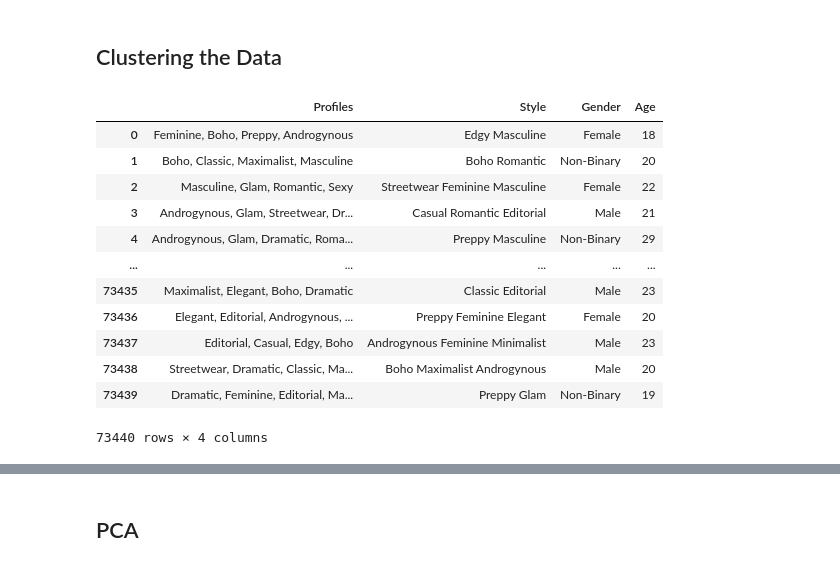
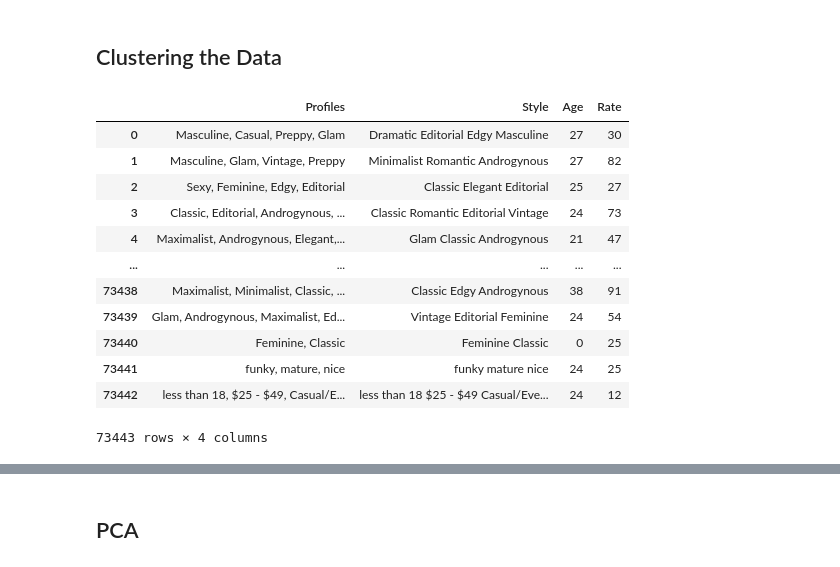
Before and after one commit to domomehin/ML-Matchmaking, a Jupyter notebook: modeling.ipynb, the cells around one changed output, grey strips where cells are left out. Cells and saved outputs as stored; diff of their text form; code cells hidden in the pictures.

```diff
--- a/modeling.ipynb
+++ b/modeling.ipynb
@@ -52,22 +52,22 @@ def string_convert(x):
 for col in df.columns:
     df[col] = df[col].apply(string_convert)
 # %%
-df = df[['Profiles', 'Style','Gender','Age']]
+df = df[['Profiles', 'Style','Age', 'Rate']]
 df
 # %% [output]
-|  | Profiles | Style | Gender | Age |
-| 0 | Feminine, Boho, Preppy, Androgynous | Edgy Masculine | Female | 18 |
-| 1 | Boho, Classic, Maximalist, Masculine | Boho Romantic | Non-Binary | 20 |
-| 2 | Masculine, Glam, Romantic, Sexy | Streetwear Feminine Masculine | Female | 22 |
-| 3 | Androgynous, Glam, Streetwear, Dr... | Casual Romantic Editorial | Male | 21 |
-| 4 | Androgynous, Glam, Dramatic, Roma... | Preppy Masculine | Non-Binary | 29 |
+|  | Profiles | Style | Age | Rate |
+| 0 | Masculine, Casual, Preppy, Glam | Dramatic Editorial Edgy Masculine | 27 | 30 |
+| 1 | Masculine, Glam, Vintage, Preppy | Minimalist Romantic Androgynous | 27 | 82 |
+| 2 | Sexy, Feminine, Edgy, Editorial | Classic Elegant Editorial | 25 | 27 |
+| 3 | Classic, Editorial, Androgynous, ... | Classic Romantic Editorial Vintage | 24 | 73 |
+| 4 | Maximalist, Androgynous, Elegant,... | Glam Classic Androgynous | 21 | 47 |
 | ... | ... | ... | ... | ... |
-| 73435 | Maximalist, Elegant, Boho, Dramatic | Classic Editorial | Male | 23 |
-| 73436 | Elegant, Editorial, Androgynous, ... | Preppy Feminine Elegant | Female | 20 |
-| 73437 | Editorial, Casual, Edgy, Boho | Androgynous Feminine Minimalist | Male | 23 |
-| 73438 | Streetwear, Dramatic, Classic, Ma... | Boho Maximalist Androgynous | Male | 20 |
-| 73439 | Dramatic, Feminine, Editorial, Ma... | Preppy Glam | Non-Binary | 19 |
+| 73438 | Maximalist, Minimalist, Classic, ... | Classic Edgy Androgynous | 38 | 91 |
+| 73439 | Glam, Androgynous, Maximalist, Ed... | Vintage Editorial Feminine | 24 | 54 |
+| 73440 | Feminine, Classic | Feminine Classic | 0 | 25 |
+| 73441 | funky, mature, nice | funky mature nice | 24 | 25 |
+| 73442 | less than 18, $25 - $49, Casual/E... | less than 18 $25 - $49 Casual/Eve... | 24 | 12 |
-73440 rows × 4 columns
+73443 rows × 4 columns
 # %%
 def vectorization(df, columns):
     """
```
Also changed, not shown: parts of 19 cells of this notebook, 12 other files.
